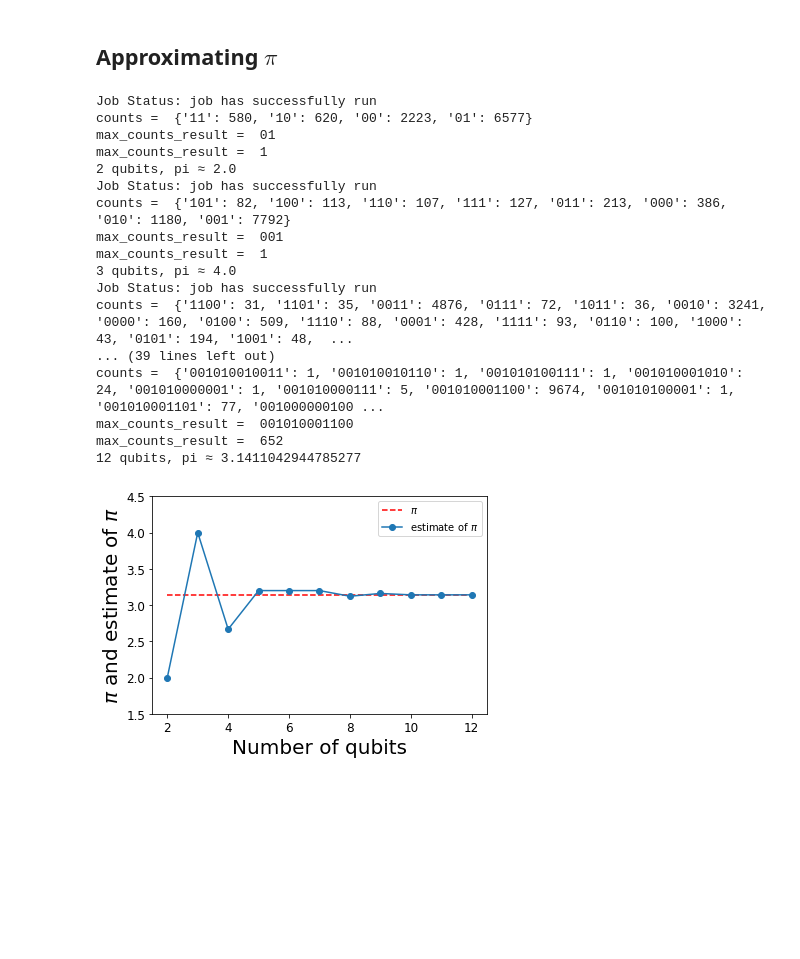
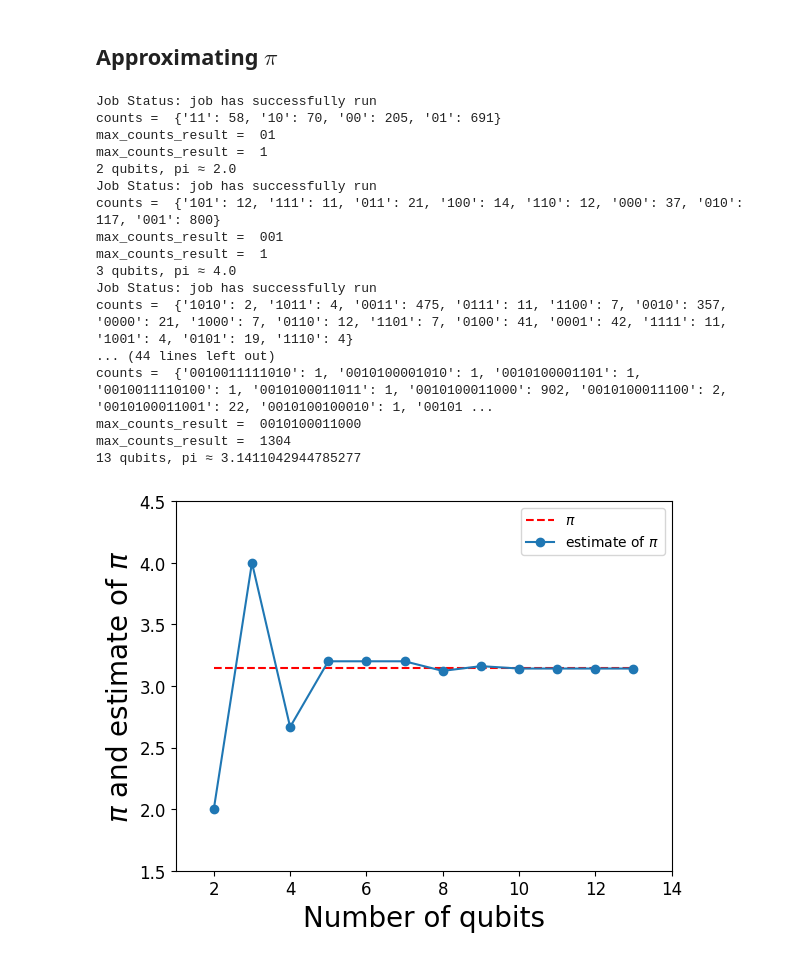
Before and after one commit to philipparubin/HNCDI-Explain-Beginners-Guide-to-QC, a Jupyter notebook: 2-pi-estimate-solution-ibmq.ipynb, the cells around one changed output. Saved outputs shown, nothing was run; the diff lists cells and outputs as text; code cells hidden in the pictures; blank space fills up the shorter version.

```diff
--- a/2-pi-estimate-solution-ibmq.ipynb
+++ b/2-pi-estimate-solution-ibmq.ipynb
@@ -63,6 +31,6 @@ Aer.backends()
 # %%
 # Set simulator backend
-simulator_backend = Aer.get_backend('aer_simulator')
+simulator_backend = AerSimulator()
 # %% [markdown]
 ## Approximating $\pi$
 # %%
@@ -131,43 +99,44 @@ def get_pi_estimate(n_qubits, backend, shots):
 # %%
 # estimate pi using different numbers of qubits
 
-shots = 10000
-nqs = list(range(2,12+1))
+number_of_shots = 1024 # Add a number of shots
+upper_limit_qubits = 13 # Add an upper limit of qubits
+nqs = list(range(2,upper_limit_qubits+1))
 pi_estimates = []
 for nq in nqs:
-    thisnq_pi_estimate = get_pi_estimate(nq, simulator_backend, shots)
+    thisnq_pi_estimate = get_pi_estimate(nq, simulator_backend, number_of_shots)
     pi_estimates.append(thisnq_pi_estimate)
     print(f"{nq} qubits, pi ≈ {thisnq_pi_estimate}")
 # %% [output]
 Job Status: job has successfully run
-counts =  {'11': 580, '10': 620, '00': 2223, '01': 6577}
+counts =  {'11': 58, '10': 70, '00': 205, '01': 691}
 max_counts_result =  01
 max_counts_result =  1
 2 qubits, pi ≈ 2.0
 Job Status: job has successfully run
-counts =  {'101': 82, '100': 113, '110': 107, '111': 127, '011': 213, '000': 386, '010': 1180, '001': 7792}
+counts =  {'101': 12, '111': 11, '011': 21, '100': 14, '110': 12, '000': 37, '010': 117, '001': 800}
 max_counts_result =  001
 max_counts_result =  1
 3 qubits, pi ≈ 4.0
 Job Status: job has successfully run
-counts =  {'1100': 31, '1101': 35, '0011': 4876, '0111': 72, '1011': 36, '0010': 3241, '0000': 160, '0100': 509, '1110': 88, '0001': 428, '1111': 93, '0110': 100, '1000': 43, '0101': 194, '1001': 48,  ...
-... (39 lines left out)
-counts =  {'001010010011': 1, '001010010110': 1, '001010100111': 1, '001010001010': 24, '001010000001': 1, '001010000111': 5, '001010001100': 9674, '001010100001': 1, '001010001101': 77, '001000000100 ...
-max_counts_result =  001010001100
-max_counts_result =  652
-12 qubits, pi ≈ 3.1411042944785277
+counts =  {'1010': 2, '1011': 4, '0011': 475, '0111': 11, '1100': 7, '0010': 357, '0000': 21, '1000': 7, '0110': 12, '1101': 7, '0100': 41, '0001': 42, '1111': 11, '1001': 4, '0101': 19, '1110': 4}
+... (44 lines left out)
+counts =  {'0010011111010': 1, '0010100001010': 1, '0010100001101': 1, '0010011110100': 1, '0010100011011': 1, '0010100011000': 902, '0010100011100': 2, '0010100011001': 22, '0010100100010': 1, '00101 ...
+max_counts_result =  0010100011000
+max_counts_result =  1304
+13 qubits, pi ≈ 3.1411042944785277
 # %%
 pi = np.pi
 
 plt.plot(nqs, [pi]*len(nqs), '--r')
 plt.plot(nqs, pi_estimates, '.-', markersize=12)
-plt.xlim([1.5, 12.5])
+plt.xlim([nqs[0]-1,nqs[-1]+1])
 plt.ylim([1.5, 4.5])
 plt.legend(['$\pi$', 'estimate of $\pi$'])
 plt.xlabel('Number of qubits', fontdict={'size':20})
 plt.ylabel('$\pi$ and estimate of $\pi$', fontdict={'size':20})
 plt.tick_params(axis='x', labelsize=12)
 plt.tick_params(axis='y', labelsize=12)
 plt.show()
 # %% [output]
-[figure, old version]
+[figure, new version]
```
Also changed, not shown: parts of 4 cells of this notebook, 1 other file.
